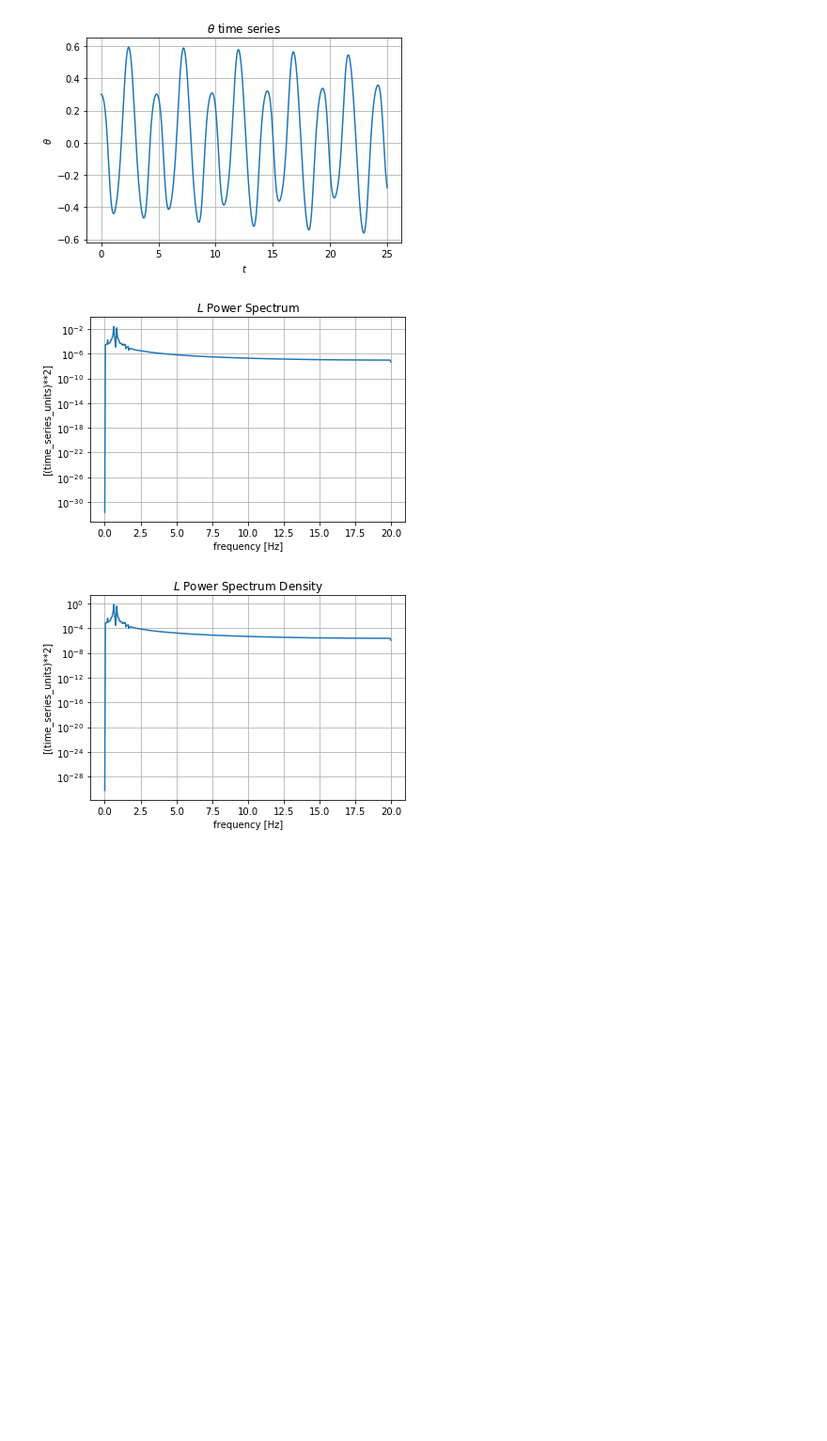
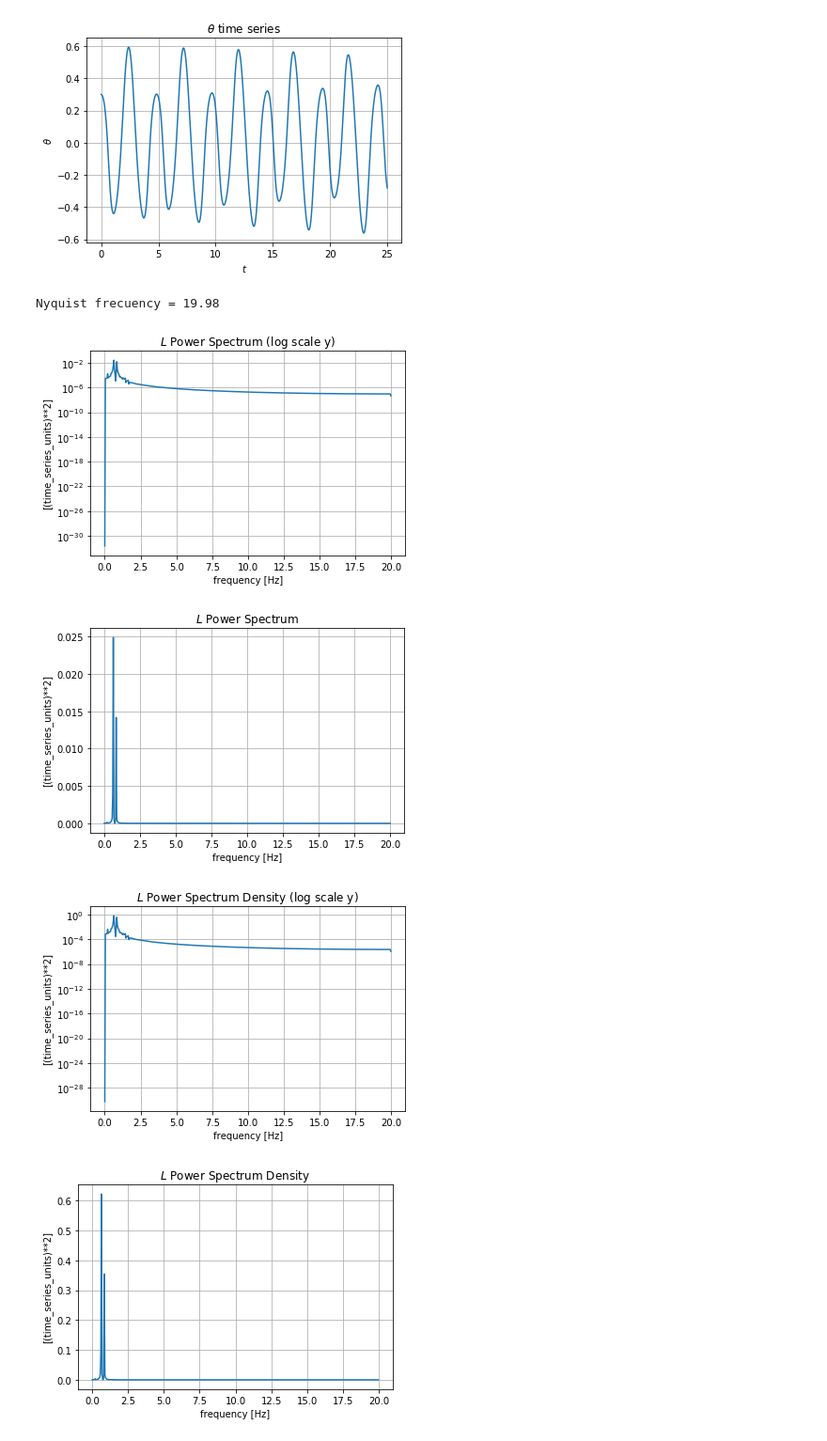
Before and after one commit to Camilo-HG/Exercises_Book, a Jupyter notebook: Spring-Pendulum.ipynb, the cells around one changed output. Shown: that part at 94% size. Cells and saved outputs as stored; diff of their text form; code cells hidden in the pictures; blank space fills up the shorter version.

```diff
--- a/Spring-Pendulum.ipynb
+++ b/Spring-Pendulum.ipynb
@@ -84,26 +83,26 @@ from sympy import *
 # %%
 # Functions for solving differential equations and to define fluxes in phase portrait
 
-def f1(L, v, theta, omega, m, g, k, Lo):
+def f1(L, theta, v, omega, m, g, k, Lo):
     return v
 
-def f2(L, v, theta, omega, m, g, k, Lo):
+def f2(L, theta, v, omega, m, g, k, Lo):
     return omega
 
-def f3(L, v, theta, omega, m, g, k, Lo):
+def f3(L, theta, v, omega, m, g, k, Lo):
     return (Lo + L) * omega**2 + g * np.cos(theta) - k/m * L
 
-def f4(L, v, theta, omega, m, g, k, Lo):
+def f4(L, theta, v, omega, m, g, k, Lo):
     return - (g * np.sin(theta) + 2.0 * v * omega) / (Lo + L)
 
 def dydt(y, t, m, g, k, Lo):
 
     L, theta, v, omega = y
 
-    dL = f1(L, v, theta, omega, m, g, k, Lo)
-    dtheta = f2(L, v, theta, omega, m, g, k, Lo)
-    dv = f3(L, v, theta, omega, m, g, k, Lo)
-    domega = f4(L, v, theta, omega, m, g, k, Lo)
+    dL = f1(L, theta, v, omega, m, g, k, Lo)
+    dtheta = f2(L, theta, v, omega, m, g, k, Lo)
+    dv = f3(L, theta, v, omega, m, g, k, Lo)
+    domega = f4(L, theta, v, omega, m, g, k, Lo)
 
     return [dL, dtheta, dv, domega]
 # %% [markdown]
@@ -128,7 +127,9 @@ ti = 0
 tf = 25
 Nt = 1000
 
-t = np.linspace(ti, tf , Nt)
+t, timestep = np.linspace(ti, tf , Nt, retstep=True)
+
+print('time step = {}'.format(timestep))
 
 # Solve differential equations
 sol = odeint(dydt, y0, t, args=(m, g, k, Lo))
@@ -180,31 +183,53 @@ plt.show()
 # %%
 # Power spectrum and Power spectrum density for L time series.
 
 time_series = L
-fourier = np.fft.fft(time_series)
-n = time_series.size
-timestep = (tf-ti)/(Nt-1)
+# fourier = np.fft.fft(time_series)
+# n = time_series.size
+
+print('Nyquist frecuency = {}'.format(1./(2.*timestep)))
 
 plt.close()
 f, Pxx = signal.periodogram(time_series, 1./timestep, scaling='spectrum')
 plt.semilogy(f, Pxx)
+plt.title(r'$L$ Power Spectrum (log scale y)')
+plt.xlabel('frequency [Hz]')
+plt.ylabel('[(time_series_units)**2]')
+plt.grid()
+plt.show()
+
+plt.close()
+f, Pxx = signal.periodogram(time_series, 1./timestep, scaling='spectrum')
+plt.plot(f, Pxx,'-')
 plt.title(r'$L$ Power Spectrum')
 plt.xlabel('frequency [Hz]')
 plt.ylabel('[(time_series_units)**2]')
 plt.grid()
 plt.show()
 
 plt.close()
 f, Pxx_den = signal.periodogram(time_series, 1./timestep, scaling='density')
 plt.semilogy(f, Pxx_den)
+plt.title(r'$L$ Power Spectrum Density (log scale y)')
+plt.xlabel('frequency [Hz]')
+plt.ylabel('[(time_series_units)**2]')
+plt.grid()
+plt.show()
+
+plt.close()
+f, Pxx_den = signal.periodogram(time_series, 1./timestep, scaling='density')
+plt.plot(f, Pxx_den, '-')
 plt.title(r'$L$ Power Spectrum Density')
 plt.xlabel('frequency [Hz]')
 plt.ylabel('[(time_series_units)**2]')
 plt.grid()
 plt.show()
 # %% [output]
+Nyquist frecuency = 19.98
-[figure, old version]
+[figure, new version]
-[figure, old version]
+[figure, new version]
+[figure, added]
+[figure, added]
 # %%
 # Power spectrum and Power spectrum density for THETA time series.
 
```
Also changed, not shown: parts of 19 cells of this notebook.
